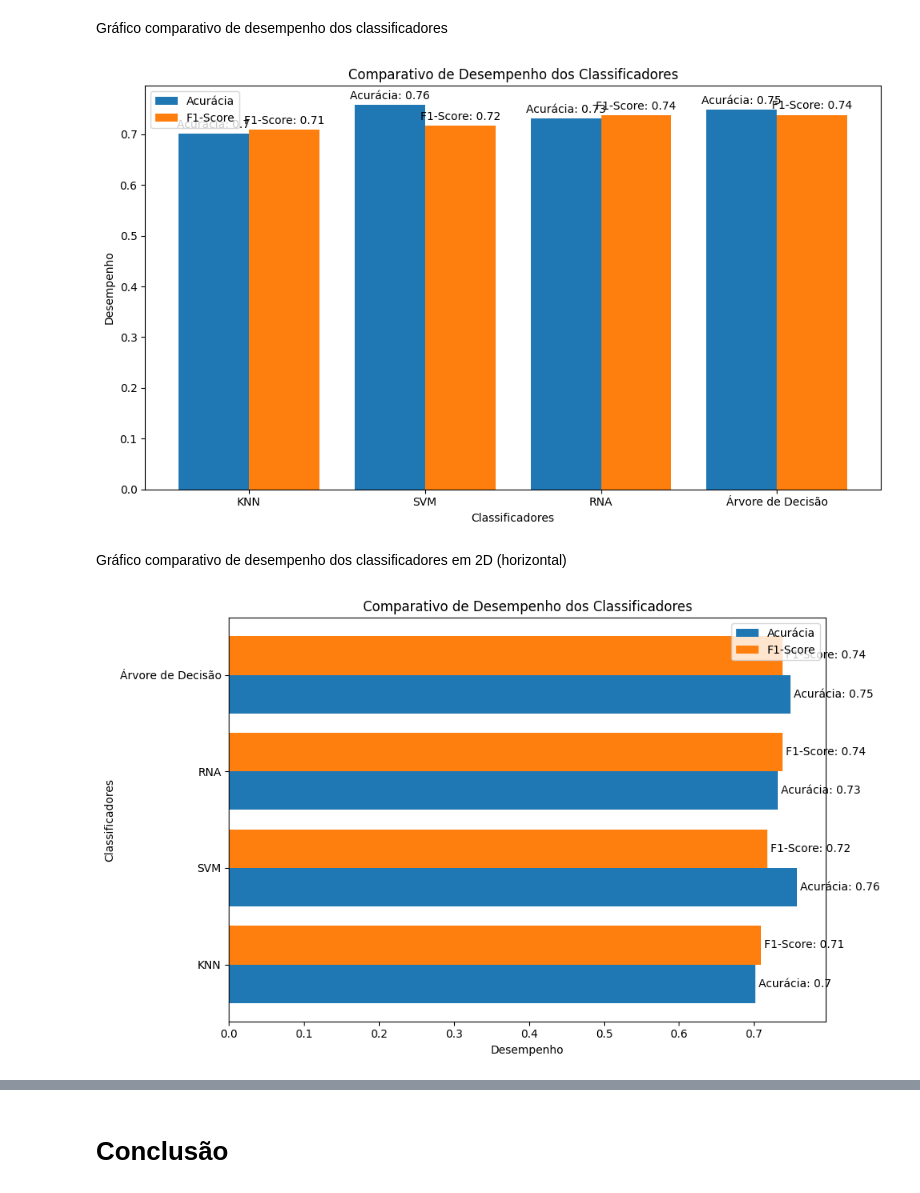
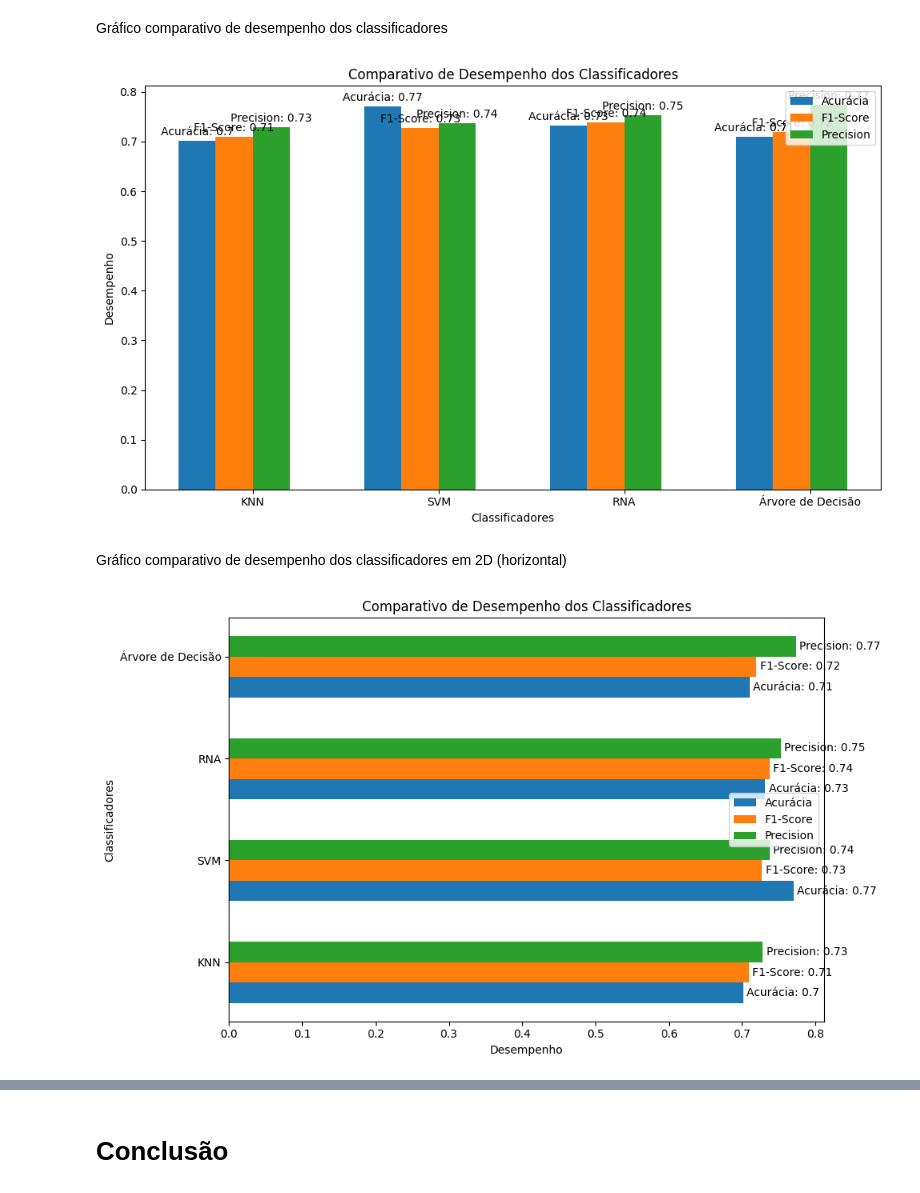
Before and after one commit to ViniciusKanh/AM-Predict-Diabetes, a Jupyter notebook: Prever_Diabetes_Mineração.ipynb, the cells around one changed output, grey strips where cells are left out. Saved outputs shown, nothing was run; the diff lists cells and outputs as text; code cells hidden in the pictures.

```diff
--- a/Prever_Diabetes_Mineração.ipynb
+++ b/Prever_Diabetes_Mineração.ipynb
@@ -1953,28 +1954,20 @@ knn_confusion_matrix = confusion_matrix(y_test, knn_predictions)
 
  É um método que mapeia os dados em um espaço de alta dimensão para separar as classes por meio de um hiperplano de máxima margem. Ele busca encontrar o melhor hiperplano que separa os dados com a maior distância entre as classes.
 # %%
-svm_classifier = SVC(kernel='rbf', C=10)
+svm_classifier = SVC(kernel='poly', C=1)
 svm_classifier.fit(X_train, y_train)
 svm_predictions = svm_classifier.predict(X_test)
 
 # Avaliação do SVM
 svm_accuracy = accuracy_score(y_test, svm_predictions)
-svm_f1 = f1_score(y_test, svm_predictions,average='macro')
+svm_f1 = f1_score(y_test, svm_predictions, average='macro')
+svm_precision = precision_score(y_test, svm_predictions, average='macro')
 svm_confusion_matrix = confusion_matrix(y_test, svm_predictions)
 # %% [markdown]
 ## Redes Neurais MLP (Multilayer Perceptron)
 
  É um modelo de rede neural artificial que consiste em camadas de neurônios interconectados. Cada neurônio recebe entradas ponderadas, aplica uma função de ativação e passa os resultados para a próxima camada.
 # %%
-rna_classifier = Sequential()
-rna_classifier.add(Dense(10, input_dim=len(features), activation='relu'))
-rna_classifier.add(Dense(10, activation='relu'))
-rna_classifier.add(Dense(1, activation='sigmoid'))
-rna_classifier.compile(loss='binary_crossentropy', optimizer='adam', metrics=['accuracy'])
-rna_classifier.fit(X_train, y_train, epochs=10, batch_size=10)
-rna_predictions = (rna_classifier.predict(X_test) > 0.5).astype(int)
-
-# Redes Neurais
 rna_classifier = MLPClassifier(hidden_layer_sizes=(10, 10), max_iter=1000, random_state=42)
 rna_classifier.fit(X_train, y_train)
 rna_predictions = rna_classifier.predict(X_test)
@@ -1982,4 +1975,5 @@ rna_predictions = rna_classifier.predict(X_test)
 # Avaliação da RNA
 rna_accuracy = accuracy_score(y_test, rna_predictions)
 rna_f1 = f1_score(y_test, rna_predictions, average='weighted')
+rna_precision = precision_score(y_test, rna_predictions, average='weighted')
 rna_confusion_matrix = confusion_matrix(y_test, rna_predictions)
@@ -2006,13 +1982,14 @@ Epoch 10/10
 
 É um modelo que toma decisões com base em perguntas hierárquicas sobre os atributos dos dados. Ele constrói uma estrutura de árvore onde cada nó representa um atributo e cada ramo representa uma decisão ou resultado.
 # %%
-dt_classifier = DecisionTreeClassifier(max_depth=2)  # Definir uma profundidade máxima para a árvore
+dt_classifier = DecisionTreeClassifier(max_depth=3)  # Definir uma profundidade máxima para a árvore
 dt_classifier.fit(X_train, y_train)
 dt_predictions = dt_classifier.predict(X_test)
 
 # Avaliação da Árvore de Decisão
 dt_accuracy = accuracy_score(y_test, dt_predictions)
 dt_f1 = f1_score(y_test, dt_predictions, average='weighted')
+dt_precision = precision_score(y_test, dt_predictions, average='weighted')
 dt_confusion_matrix = confusion_matrix(y_test, dt_predictions)
 # %% [markdown]
 ###Comparativo de desempenho dos classificadores
@@ -2020,14 +1997,15 @@ dt_confusion_matrix = confusion_matrix(y_test, dt_predictions)
 classifiers = ['KNN', 'SVM', 'RNA', 'Árvore de Decisão']
 accuracy_scores = [knn_accuracy, svm_accuracy, rna_accuracy, dt_accuracy]
 f1_scores = [knn_f1, svm_f1, rna_f1, dt_f1]
+precision_scores = [knn_precision, svm_precision, rna_precision, dt_precision]
 confusion_matrices = [knn_confusion_matrix, svm_confusion_matrix, rna_confusion_matrix, dt_confusion_matrix]
 
 table_data = []
 for i in range(len(classifiers)):
-    classifier_data = [classifiers[i], accuracy_scores[i], f1_scores[i]]
+    classifier_data = [classifiers[i], round(accuracy_scores[i], 2), round(f1_scores[i], 2), round(precision_scores[i], 2)]
     table_data.append(classifier_data)
 
 # Printar tabela com os resultados
-table_headers = ["Classificador", "Acurácia", "F1-Score"]
+table_headers = ["Classificador", "Acurácia", "F1-Score", "Precision"]
 print(tabulate(table_data, headers=table_headers, tablefmt="grid"))
 # %% [output]
@@ -2071,64 +2049,74 @@ Gráfico comparativo de desempenho dos classificadores
 # %%
 fig, ax = plt.subplots(figsize=(10, 6))
 
 x = np.arange(len(classifiers))
-width = 0.4
+width = 0.2
 
 rects1 = ax.bar(x, accuracy_scores, width, label='Acurácia')
 rects2 = ax.bar(x + width, f1_scores, width, label='F1-Score')
+rects3 = ax.bar(x + 2 * width, precision_scores, width, label='Precision')
 
 ax.set_title('Comparativo de Desempenho dos Classificadores')
 ax.set_xlabel('Classificadores')
 ax.set_ylabel('Desempenho')
-ax.set_xticks(x + width / 2)
+ax.set_xticks(x + 1.5 * width)
 ax.set_xticklabels(classifiers)
 ax.legend()
 
 # Anotar as métricas no gráfico
-for rect1, rect2 in zip(rects1, rects2):
+for rect1, rect2, rect3 in zip(rects1, rects2, rects3):
     height1 = rect1.get_height()
     height2 = rect2.get_height()
+    height3 = rect3.get_height()
     ax.annotate(f'Acurácia: {round(height1, 2)}', xy=(rect1.get_x() + rect1.get_width() / 2, height1),
                 xytext=(0, 3), textcoords="offset points",
                 ha='center', va='bottom')
     ax.annotate(f'F1-Score: {round(height2, 2)}', xy=(rect2.get_x() + rect2.get_width() / 2, height2),
                 xytext=(0, 3), textcoords="offset points",
                 ha='center', va='bottom')
+    ax.annotate(f'Precision: {round(height3, 2)}', xy=(rect3.get_x() + rect3.get_width() / 2, height3),
+                xytext=(0, 3), textcoords="offset points",
+                ha='center', va='bottom')
 
 plt.tight_layout()
 plt.show()
 # %% [output]
-[figure, old version]
+[figure, new version]
 # %% [markdown]
 Gráfico comparativo de desempenho dos classificadores em 2D (horizontal)
 # %%
 fig, ax = plt.subplots(figsize=(10, 6))
 
 y = np.arange(len(classifiers))
-height = 0.4
+height = 0.2
 
 rects1 = ax.barh(y, accuracy_scores, height, label='Acurácia')
 rects2 = ax.barh(y + height, f1_scores, height, label='F1-Score')
+rects3 = ax.barh(y + 2 * height, precision_scores, height, label='Precision')
 
 ax.set_title('Comparativo de Desempenho dos Classificadores')
 ax.set_xlabel('Desempenho')
 ax.set_ylabel('Classificadores')
-ax.set_yticks(y + height / 2)
+ax.set_yticks(y + 1.5 * height)
 ax.set_yticklabels(classifiers)
 ax.legend()
 
 # Anotar as métricas no gráfico
-for rect1, rect2 in zip(rects1, rects2):
+for rect1, rect2, rect3 in zip(rects1, rects2, rects3):
     width1 = rect1.get_width()
     width2 = rect2.get_width()
+    width3 = rect3.get_width()
     ax.annotate(f'Acurácia: {round(width1, 2)}', xy=(width1, rect1.get_y() + rect1.get_height() / 2),
                 xytext=(3, 0), textcoords="offset points",
                 ha='left', va='center')
     ax.annotate(f'F1-Score: {round(width2, 2)}', xy=(width2, rect2.get_y() + rect2.get_height() / 2),
                 xytext=(3, 0), textcoords="offset points",
                 ha='left', va='center')
+    ax.annotate(f'Precision: {round(width3, 2)}', xy=(width3, rect3.get_y() + rect3.get_height() / 2),
+                xytext=(3, 0), textcoords="offset points",
+                ha='left', va='center')
 
 plt.tight_layout()
 plt.show()
 # %% [output]
-[figure, old version]
+[figure, new version]
```
Also changed, not shown: parts of 6 cells of this notebook.
